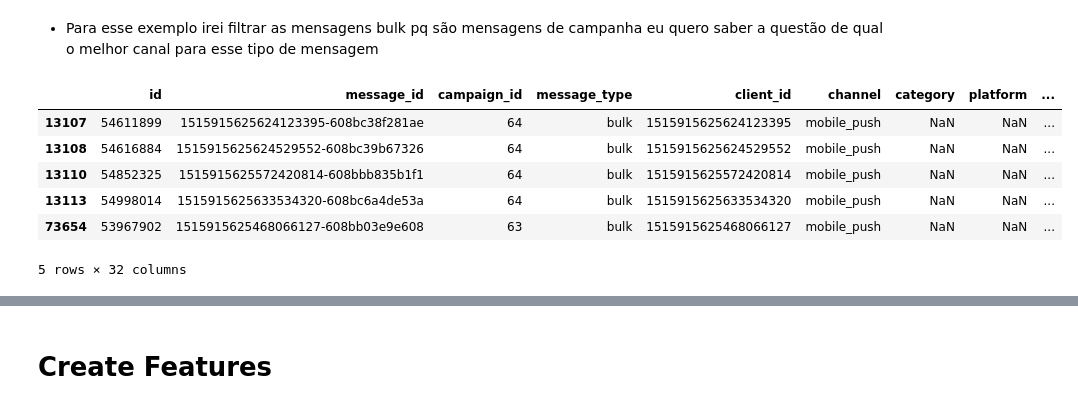
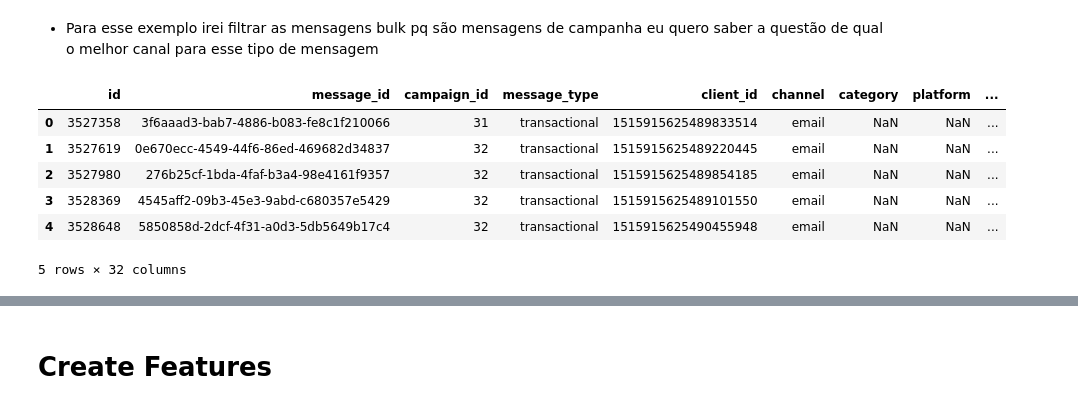
Before and after one commit to CarlosQuixada/Contextual-Multi-Armed-Bandit, a Jupyter notebook: notebook/00_Carregar_Feature_Engineering.ipynb, the cells around one changed output, grey strips where cells are left out. Saved outputs shown, nothing was run; the diff lists cells and outputs as text; code cells hidden in the pictures.

```diff
--- a/notebook/00_Carregar_Feature_Engineering.ipynb
+++ b/notebook/00_Carregar_Feature_Engineering.ipynb
@@ -3,16 +5,17 @@ import pandas as pd
 # %% [markdown]
 - Para esse exemplo irei filtrar as mensagens bulk pq são mensagens de campanha eu quero saber a questão de qual o melhor canal para esse tipo de mensagem
 # %%
-chunks = pd.read_csv('../dataset/messages-demo.csv', chunksize=10_000_000)
-df_msg = pd.concat(chunk[chunk["message_type"] == 'bulk'] for chunk in chunks)
+df_msg = pd.read_csv('../dataset/raw/messages-demo.csv')
+# df_msg = df_msg[0:1000]
+# df_msg = df_msg[df_msg['channel']=='email']
 df_msg.head()
 # %% [output]
 |  | id | message_id | campaign_id | message_type | client_id | channel | category | platform | ... |
-| 13107 | 54611899 | 1515915625624123395-608bc38f281ae | 64 | bulk | 1515915625624123395 | mobile_push | NaN | NaN | ... |
-| 13108 | 54616884 | 1515915625624529552-608bc39b67326 | 64 | bulk | 1515915625624529552 | mobile_push | NaN | NaN | ... |
-| 13110 | 54852325 | 1515915625572420814-608bbb835b1f1 | 64 | bulk | 1515915625572420814 | mobile_push | NaN | NaN | ... |
-| 13113 | 54998014 | 1515915625633534320-608bc6a4de53a | 64 | bulk | 1515915625633534320 | mobile_push | NaN | NaN | ... |
-| 73654 | 53967902 | 1515915625468066127-608bb03e9e608 | 63 | bulk | 1515915625468066127 | mobile_push | NaN | NaN | ... |
+| 0 | 3527358 | 3f6aaad3-bab7-4886-b083-fe8c1f210066 | 31 | transactional | 1515915625489833514 | email | NaN | NaN | ... |
+| 1 | 3527619 | 0e670ecc-4549-44f6-86ed-469682d34837 | 32 | transactional | 1515915625489220445 | email | NaN | NaN | ... |
+| 2 | 3527980 | 276b25cf-1bda-4faf-b3a4-98e4161f9357 | 32 | transactional | 1515915625489854185 | email | NaN | NaN | ... |
+| 3 | 3528369 | 4545aff2-09b3-45e3-9abd-c680357e5429 | 32 | transactional | 1515915625489101550 | email | NaN | NaN | ... |
+| 4 | 3528648 | 5850858d-2dcf-4f31-a0d3-5db5649b17c4 | 32 | transactional | 1515915625490455948 | email | NaN | NaN | ... |
 5 rows × 32 columns
 # %%
 df_msg["date"] = pd.to_datetime(df_msg["date"], errors="coerce")
```
Also changed, not shown: parts of 25 cells of this notebook, 8 other files.
